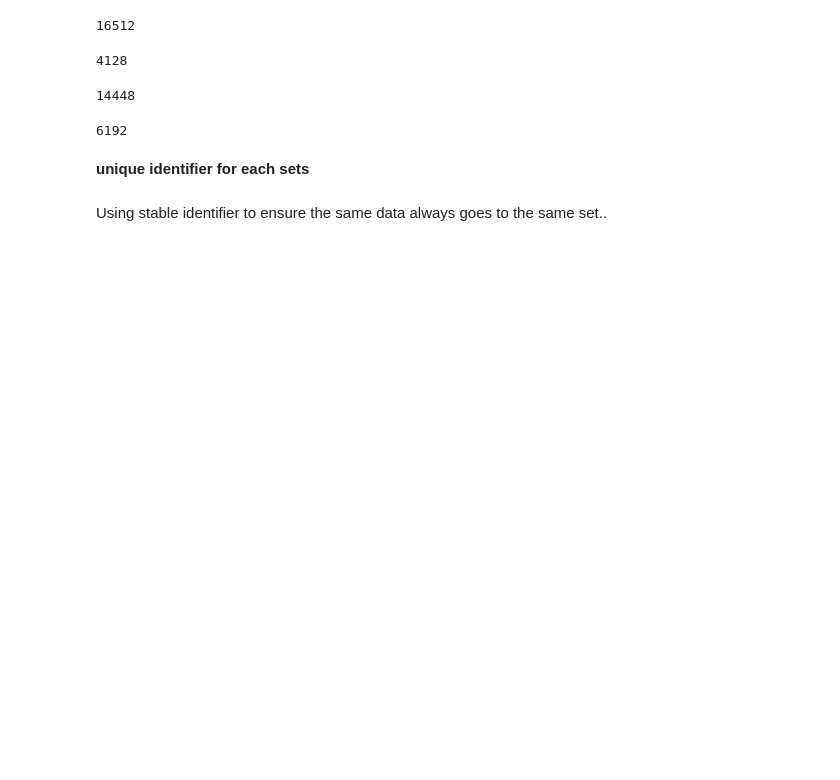
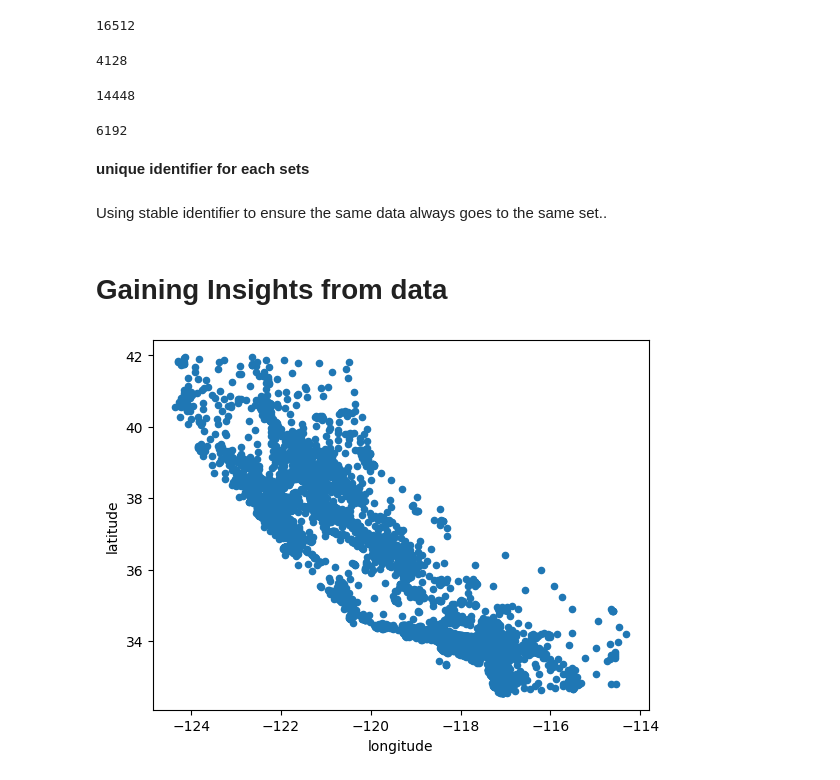
Before and after one commit to Harin22/hands-on-ml-with-scikit-code-and-implementation, a Jupyter notebook: ML_Book_Practice.ipynb, the cells around one changed output. Saved outputs shown, nothing was run; the diff lists cells and outputs as text; code cells hidden in the pictures; blank space fills up the shorter version.

Commit message:
created copies of data for safe manipulation and created scatter plot visualizations for housing data with population size, median house value, and color mapping

```diff
--- a/ML_Book_Practice.ipynb
+++ b/ML_Book_Practice.ipynb
@@ -146,2 +155,16 @@ def split_test_train_by_id(data, test_ratio, id_column):
 # %% [markdown]
 Using stable identifier to ensure the same data always goes to the same set..
+# %% [markdown]
+# Gaining Insights from data
+# %%
+
+#Splitting the data into stratified training and test sets
+strat_train_set, strat_test_set = train_test_split(hd, test_size=0.2, random_state=42)
+
+#creating a copy of training data
+housing = strat_train_set.copy()
+# %%
+housing.plot(kind="scatter", x="longitude", y="latitude")
+plt.show()
+# %% [output]
+[figure, added]
```
Also changed, not shown: parts of 4 cells of this notebook.
